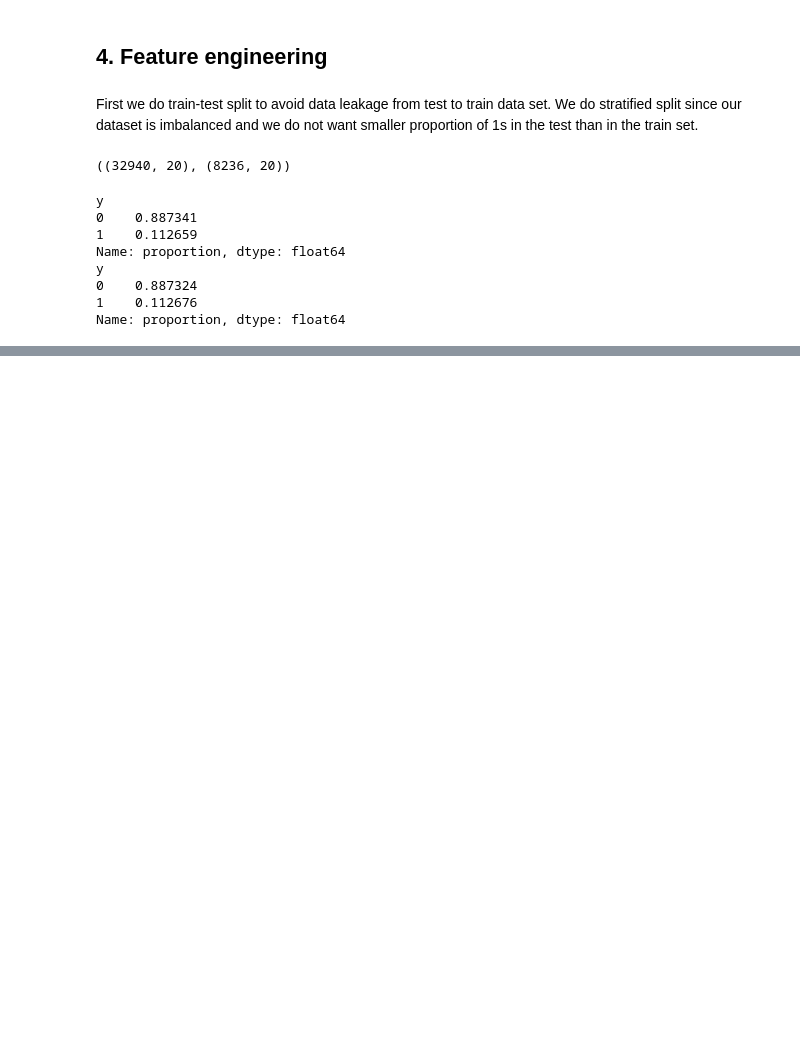
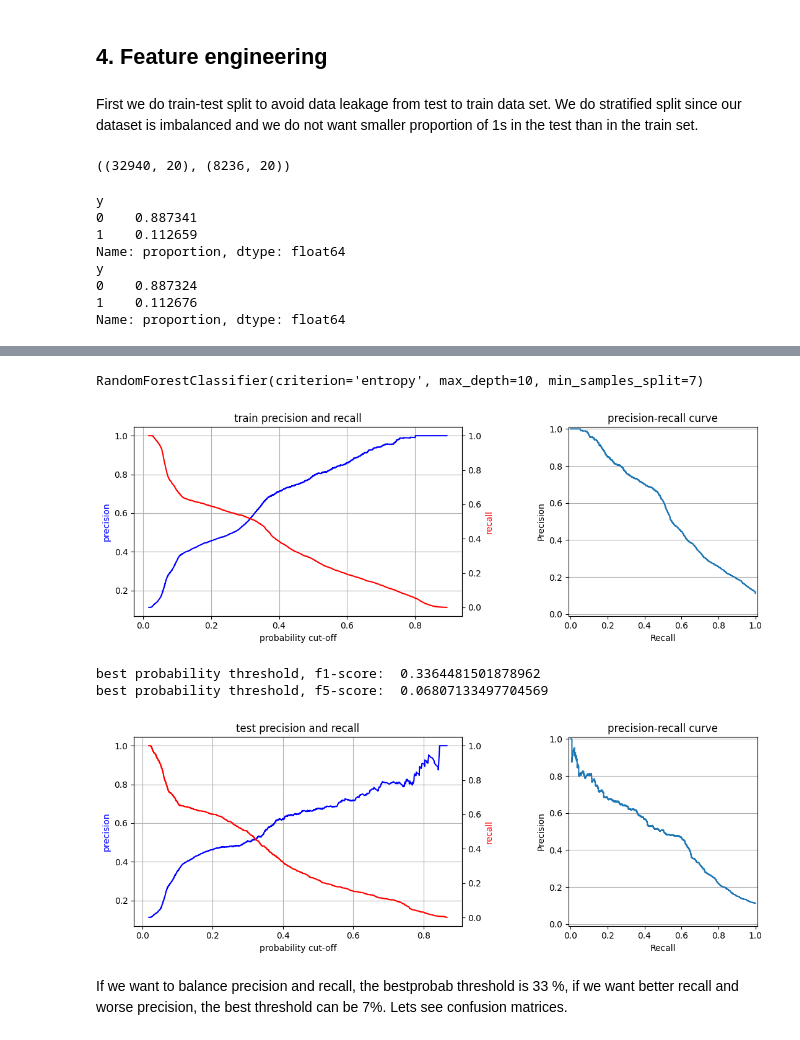
Before and after one commit to rsouza/MasterClassUseCase, a Jupyter notebook: 1_Classification/Bank_Marketing/Final_project.ipynb, the cells around one changed output, grey strips where cells are left out. Cells and saved outputs as stored; diff of their text form; code cells hidden in the pictures; blank space fills up the shorter version.

```diff
--- a/1_Classification/Bank_Marketing/Final_project.ipynb
+++ b/1_Classification/Bank_Marketing/Final_project.ipynb
@@ -480,0 +1198,23 @@ Name: proportion, dtype: float64
+# %%
+best_rf_params = {'criterion': 'entropy',
+                 'max_depth': 10,
+                 'min_samples_split': 7,
+                 'n_estimators': 100}
+# %%
+best_rf = RandomForestClassifier(**best_rf_params)
+# %%
+best_rf.fit(X_tr_enc,y_train)
+# %% [output]
+RandomForestClassifier(criterion='entropy', max_depth=10, min_samples_split=7)
+# %%
+y_prob_tr = rf_clf.predict_proba(X_tr_enc)[:,1]
+y_prob_te = rf_clf.predict_proba(X_te_enc)[:,1]
+# %%
+prec_rec_curve_cutoff(y_prob_tr, y_train, y_prob_te, y_test, 5)
+# %% [output]
+[figure, added]
+best probability threshold, f1-score:  0.3364481501878962
+best probability threshold, f5-score:  0.06807133497704569
+[figure, added]
+# %% [markdown]
+If we want to balance precision and recall, the bestprobab threshold is 33 %, if we want better recall and worse precision, the best threshold can be 7%. Lets see confusion matrices.
```
Also changed, not shown: parts of 81 cells of this notebook.
